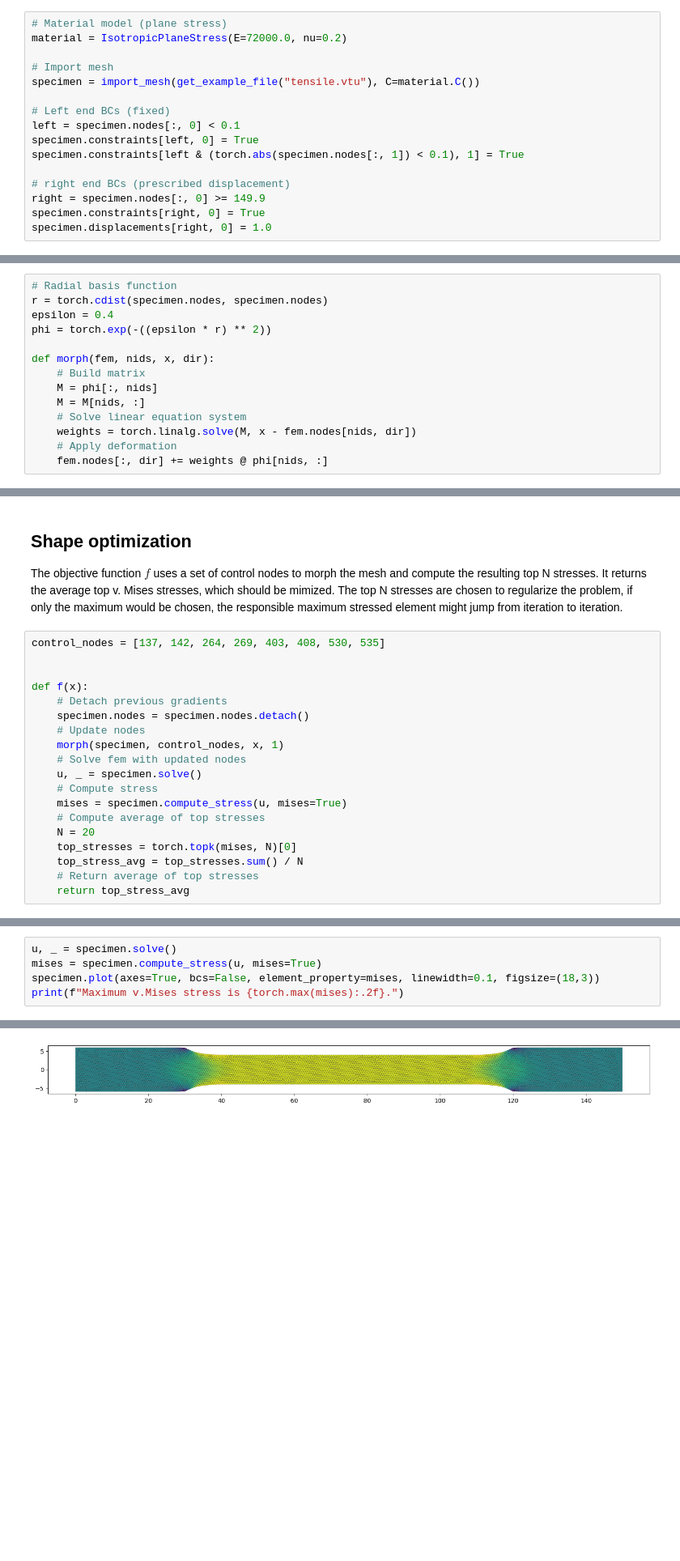
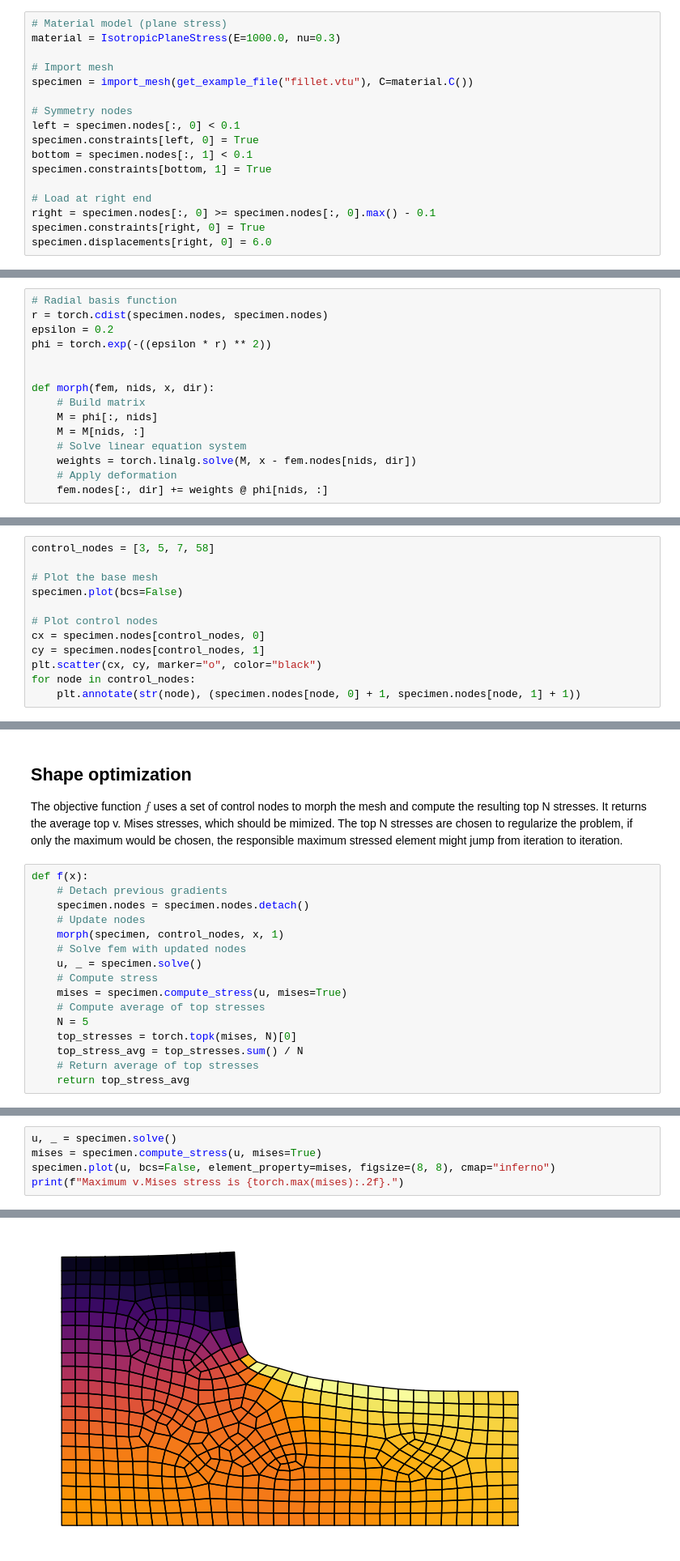
Before and after one commit to meyer-nils/torch-fem, a Jupyter notebook: examples/optimization/shape_optimization_planar.ipynb, the cells around one changed output, grey strips where cells are left out. Shown at 81% size. Saved outputs shown, nothing was run; the diff lists cells and outputs as text; blank space fills up the shorter version.

```diff
--- a/examples/optimization/shape_optimization_planar.ipynb
+++ b/examples/optimization/shape_optimization_planar.ipynb
@@ -14,19 +14,20 @@ This imports the reference model, sets up boundary conditions and computes the i
 # %%
 # Material model (plane stress)
-material = IsotropicPlaneStress(E=72000.0, nu=0.2)
+material = IsotropicPlaneStress(E=1000.0, nu=0.3)
 
 # Import mesh
-specimen = import_mesh(get_example_file("tensile.vtu"), C=material.C())
+specimen = import_mesh(get_example_file("fillet.vtu"), C=material.C())
 
-# Left end BCs (fixed)
+# Symmetry nodes
 left = specimen.nodes[:, 0] < 0.1
 specimen.constraints[left, 0] = True
-specimen.constraints[left & (torch.abs(specimen.nodes[:, 1]) < 0.1), 1] = True
+bottom = specimen.nodes[:, 1] < 0.1
+specimen.constraints[bottom, 1] = True
 
-# right end BCs (prescribed displacement)
-right = specimen.nodes[:, 0] >= 149.9
+# Load at right end
+right = specimen.nodes[:, 0] >= specimen.nodes[:, 0].max() - 0.1
 specimen.constraints[right, 0] = True
-specimen.displacements[right, 0] = 1.0
+specimen.displacements[right, 0] = 6.0
 # %%
 u, _ = specimen.solve()
 mises = specimen.compute_stress(u, mises=True)
@@ -41,8 +42,9 @@ The `morph` function applies a shape change to a region of the mesh. It uses rad
 # %%
 # Radial basis function
 r = torch.cdist(specimen.nodes, specimen.nodes)
-epsilon = 0.4
+epsilon = 0.2
 phi = torch.exp(-((epsilon * r) ** 2))
+
 
 def morph(fem, nids, x, dir):
     # Build matrix
@@ -54,0 +61,12 @@ def morph(fem, nids, x, dir):
+# %%
+control_nodes = [3, 5, 7, 58]
+
+# Plot the base mesh
+specimen.plot(bcs=False)
+
+# Plot control nodes
+cx = specimen.nodes[control_nodes, 0]
+cy = specimen.nodes[control_nodes, 1]
+plt.scatter(cx, cy, marker="o", color="black")
+for node in control_nodes:
+    plt.annotate(str(node), (specimen.nodes[node, 0] + 1, specimen.nodes[node, 1] + 1))
@@ -57,9 +77,6 @@ def morph(fem, nids, x, dir):
 
 The objective function $f$ uses a set of control nodes to morph the mesh and compute the resulting top N stresses. It returns the average top v. Mises stresses, which should be mimized. The top N stresses are chosen to regularize the problem, if only the maximum would be chosen, the responsible maximum stressed element might jump from iteration to iteration.
 # %%
-control_nodes = [137, 142, 264, 269, 403, 408, 530, 535]
-
-
 def f(x):
     # Detach previous gradients
     specimen.nodes = specimen.nodes.detach()
@@ -70,7 +87,7 @@ def f(x):
     # Compute stress
     mises = specimen.compute_stress(u, mises=True)
     # Compute average of top stresses
-    N = 20
+    N = 5
     top_stresses = torch.topk(mises, N)[0]
     top_stress_avg = top_stresses.sum() / N
     # Return average of top stresses
@@ -100,6 +117,6 @@ plt.show()
 # %%
 u, _ = specimen.solve()
 mises = specimen.compute_stress(u, mises=True)
-specimen.plot(axes=True, bcs=False, element_property=mises, linewidth=0.1, figsize=(18,3))
+specimen.plot(u, bcs=False, element_property=mises, figsize=(8, 8), cmap="inferno")
 print(f"Maximum v.Mises stress is {torch.max(mises):.2f}.")
 # %% [output]
@@ -107 +124 @@ Maximum v.Mises stress is 587.60.
-[figure, old version]
+[figure, new version]
```
Also changed, not shown: parts of 8 cells of this notebook, 3 other files.
